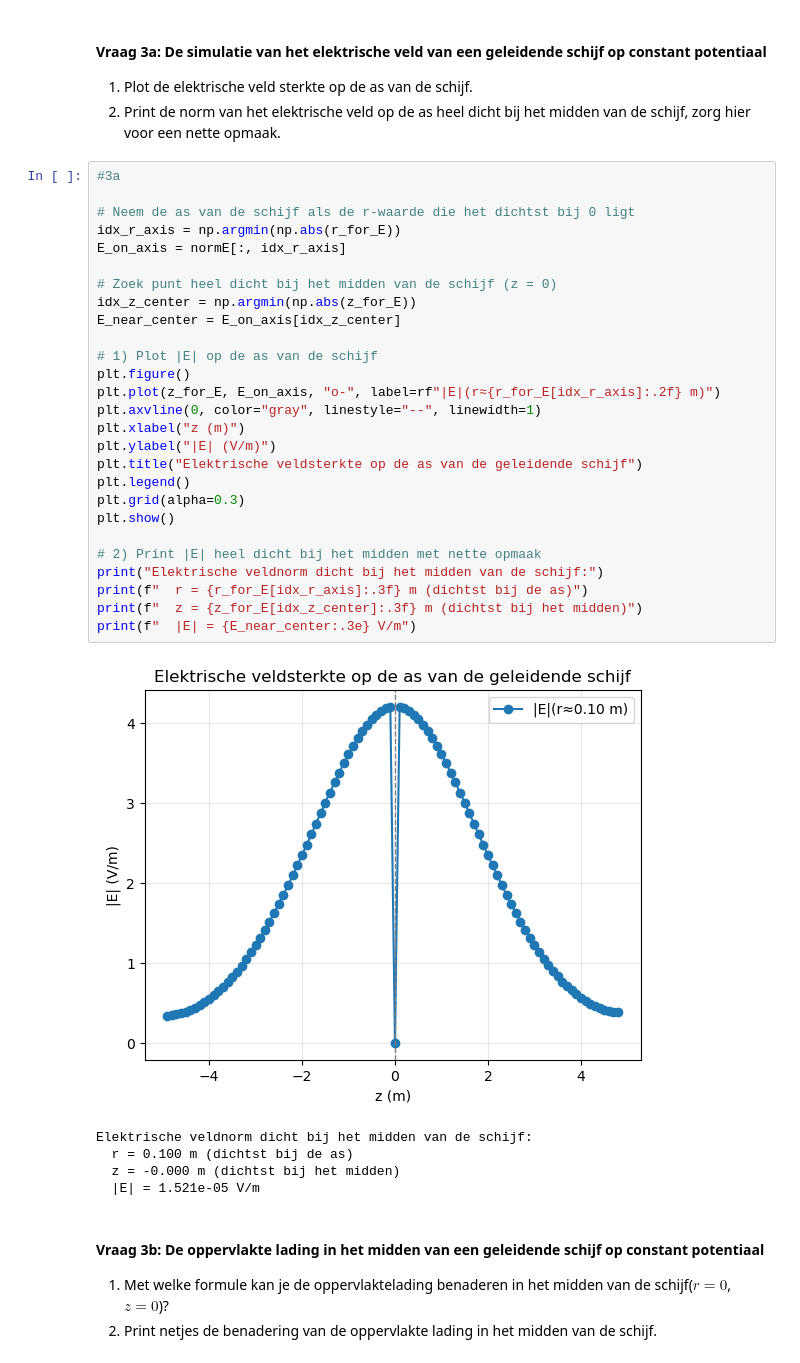
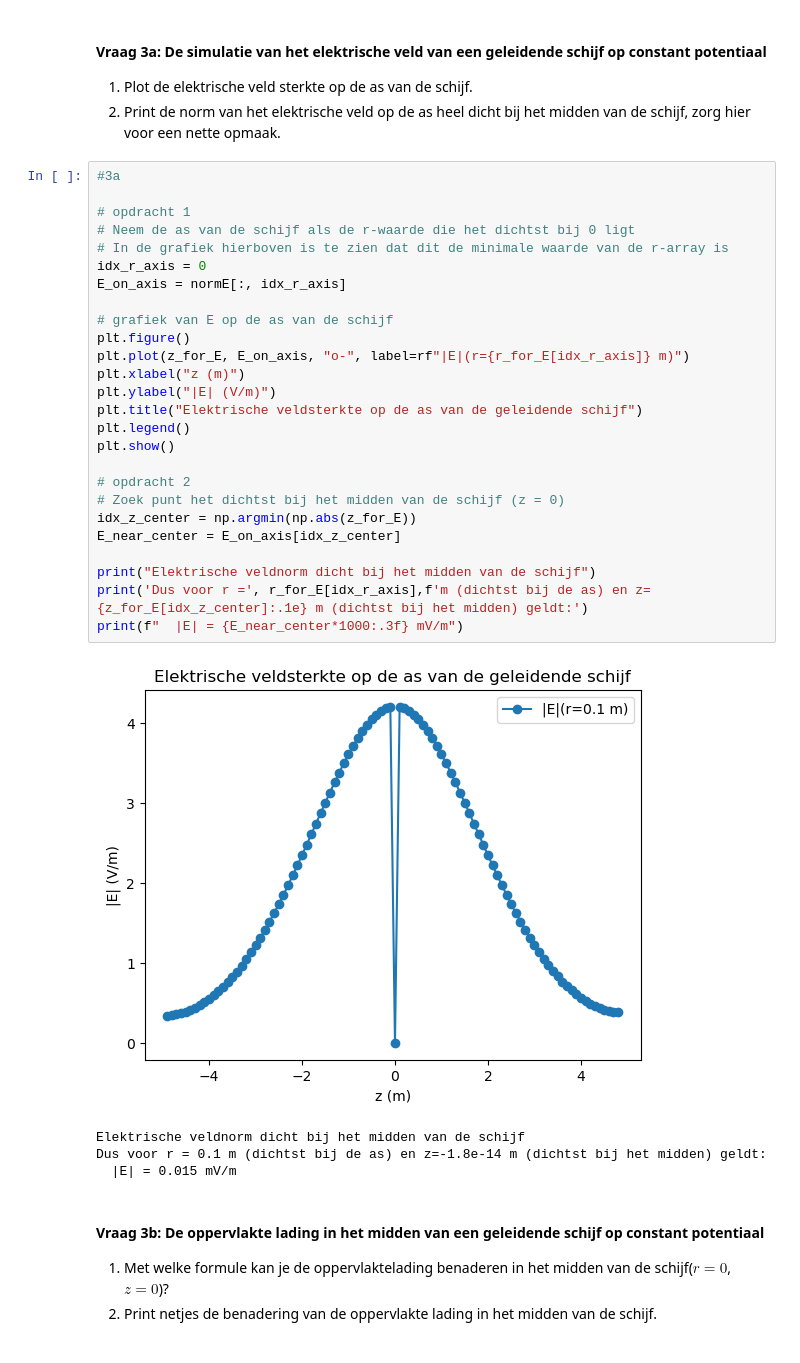
Before and after one commit to AnnetMoeleker/opdrachten-DEF-D, a Jupyter notebook: DigitaleOntwerpopdrachten/1CondensatorOpdracht/CondensatorOntwerpopdracht.ipynb, the cells around one changed output. Cells and saved outputs as stored; diff of their text form.

```diff
--- a/DigitaleOntwerpopdrachten/1CondensatorOpdracht/CondensatorOntwerpopdracht.ipynb
+++ b/DigitaleOntwerpopdrachten/1CondensatorOpdracht/CondensatorOntwerpopdracht.ipynb
@@ -409,36 +409,34 @@ plot_results_disk(Ez, Er, normE, V, r, z, grid_step, disk_radius, z_pos_disk1, z
 # %%
 #3a
 
+# opdracht 1
 # Neem de as van de schijf als de r-waarde die het dichtst bij 0 ligt
-idx_r_axis = np.argmin(np.abs(r_for_E))
+# In de grafiek hierboven is te zien dat dit de minimale waarde van de r-array is
+idx_r_axis = 0
 E_on_axis = normE[:, idx_r_axis]
 
-# Zoek punt heel dicht bij het midden van de schijf (z = 0)
-idx_z_center = np.argmin(np.abs(z_for_E))
-E_near_center = E_on_axis[idx_z_center]
-
-# 1) Plot |E| op de as van de schijf
+# grafiek van E op de as van de schijf
 plt.figure()
-plt.plot(z_for_E, E_on_axis, "o-", label=rf"|E|(r≈{r_for_E[idx_r_axis]:.2f} m)")
-plt.axvline(0, color="gray", linestyle="--", linewidth=1)
+plt.plot(z_for_E, E_on_axis, "o-", label=rf"|E|(r={r_for_E[idx_r_axis]} m)")
 plt.xlabel("z (m)")
 plt.ylabel("|E| (V/m)")
 plt.title("Elektrische veldsterkte op de as van de geleidende schijf")
 plt.legend()
-plt.grid(alpha=0.3)
 plt.show()
 
-# 2) Print |E| heel dicht bij het midden met nette opmaak
-print("Elektrische veldnorm dicht bij het midden van de schijf:")
-print(f"  r = {r_for_E[idx_r_axis]:.3f} m (dichtst bij de as)")
-print(f"  z = {z_for_E[idx_z_center]:.3f} m (dichtst bij het midden)")
-print(f"  |E| = {E_near_center:.3e} V/m")
+# opdracht 2
+# Zoek punt het dichtst bij het midden van de schijf (z = 0)
+idx_z_center = np.argmin(np.abs(z_for_E))
+E_near_center = E_on_axis[idx_z_center]
+
+print("Elektrische veldnorm dicht bij het midden van de schijf")
+print('Dus voor r =', r_for_E[idx_r_axis],f'm (dichtst bij de as) en z={z_for_E[idx_z_center]:.1e} m (dichtst bij het midden) geldt:')
+print(f"  |E| = {E_near_center*1000:.3f} mV/m")
 # %% [output]
-[figure, old version]
+[figure, new version]
-Elektrische veldnorm dicht bij het midden van de schijf:
-  r = 0.100 m (dichtst bij de as)
-  z = -0.000 m (dichtst bij het midden)
-  |E| = 1.521e-05 V/m
+Elektrische veldnorm dicht bij het midden van de schijf
+Dus voor r = 0.1 m (dichtst bij de as) en z=-1.8e-14 m (dichtst bij het midden) geldt:
+  |E| = 0.015 mV/m
 # %% [markdown]
 #### Vraag 3b: De oppervlakte lading in het midden van een geleidende schijf op constant potentiaal
 
```
Also changed, not shown: parts of 1 cell of this notebook.
